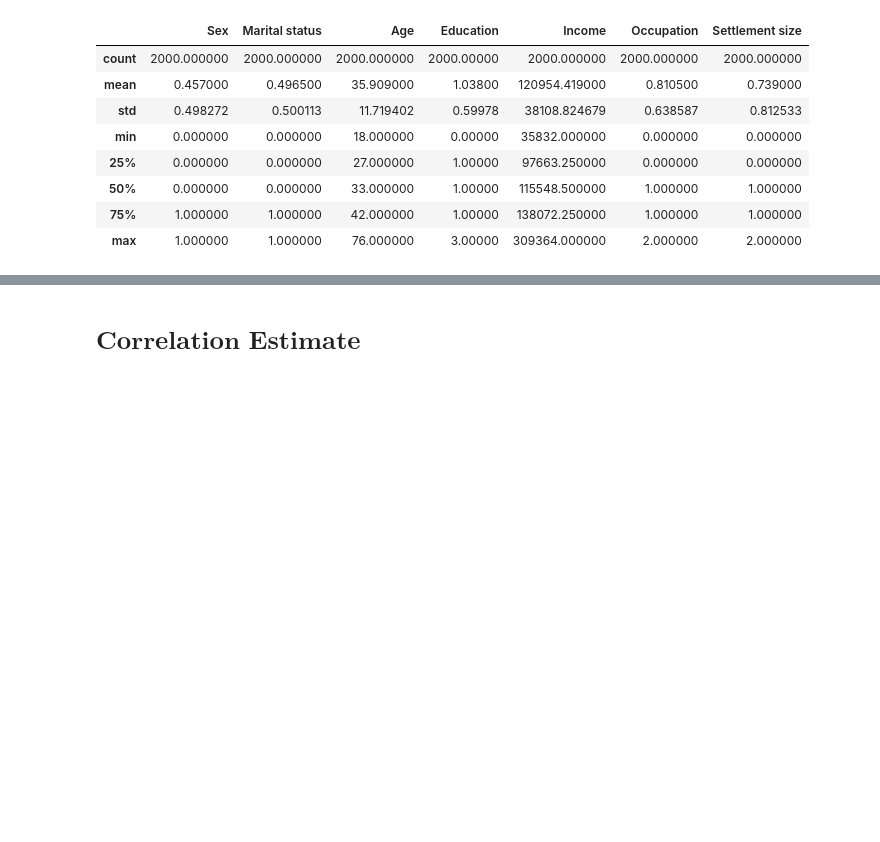
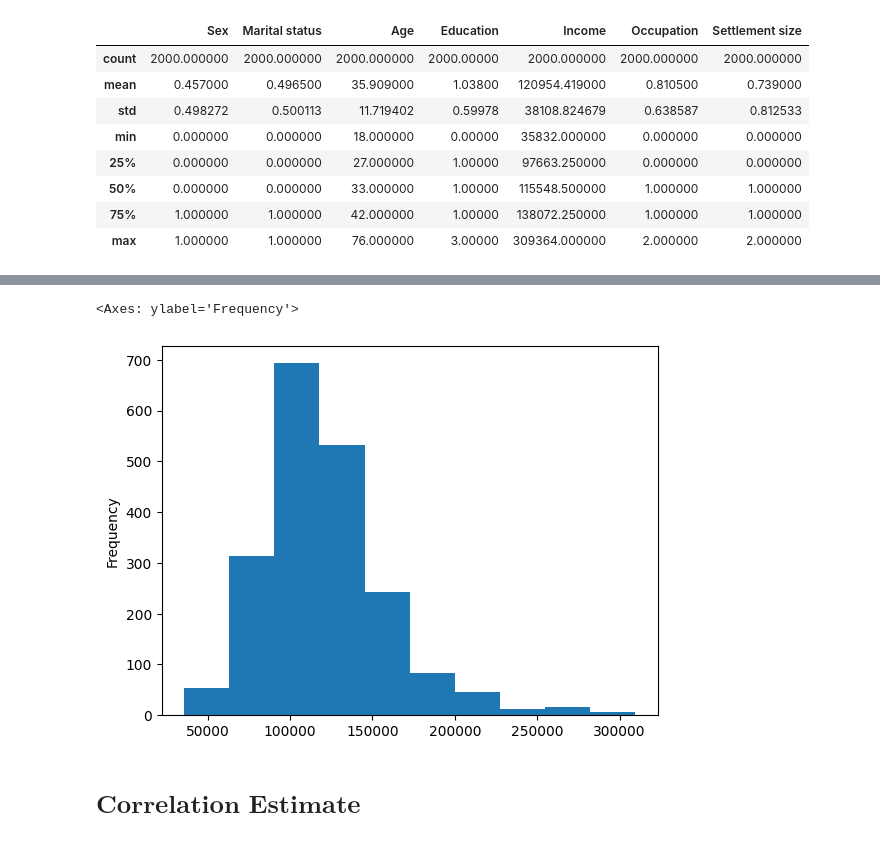
Before and after one commit to azizharouna/KYC-Dashboard, a Jupyter notebook: customer-analytics-segmentation-notebook 1.ipynb, the cells around one changed output, grey strips where cells are left out. Saved outputs shown, nothing was run; the diff lists cells and outputs as text; code cells hidden in the pictures; blank space fills up the shorter version.

```diff
--- a/customer-analytics-segmentation-notebook 1.ipynb
+++ b/customer-analytics-segmentation-notebook 1.ipynb
@@ -53,3 +63,8 @@ df_segmentation.describe()
+# %%
+df_segmentation['Income'].plot(kind='hist')
+# %% [output]
+<Axes: ylabel='Frequency'>
+[figure, added]
 # %% [markdown]
 ## ${\textbf{Correlation Estimate}}$
 # %%
```
Also changed, not shown: parts of 10 cells of this notebook.
